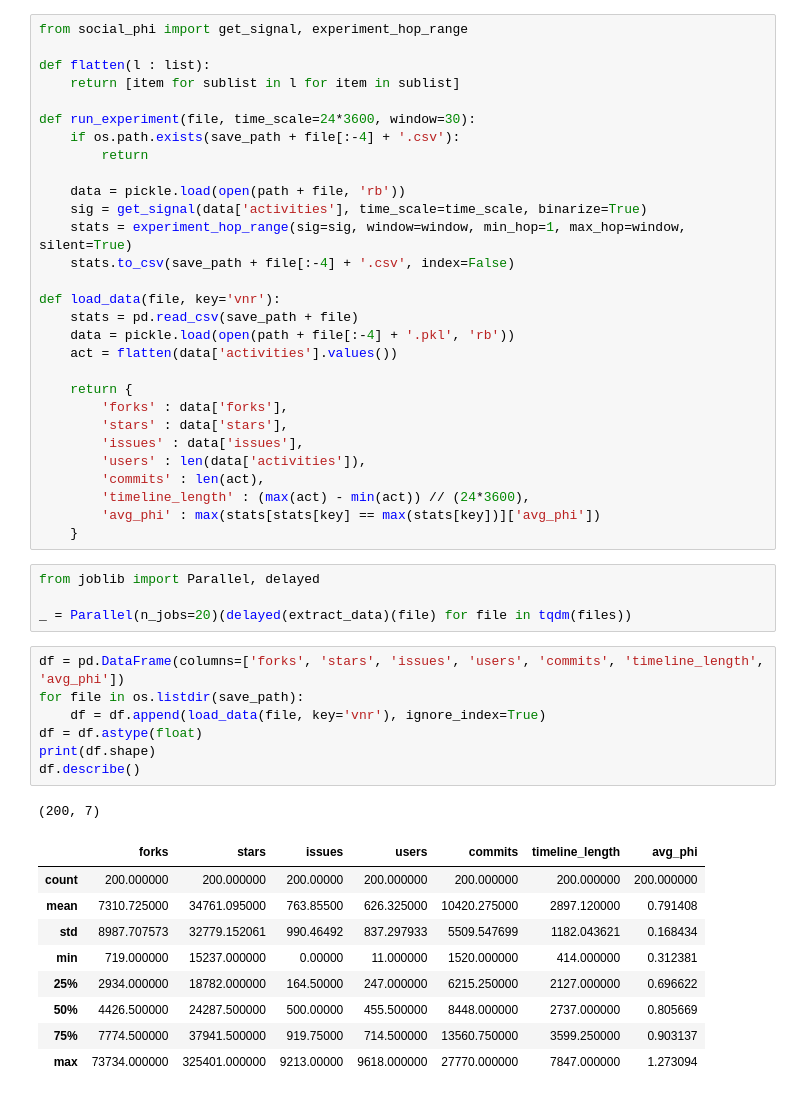
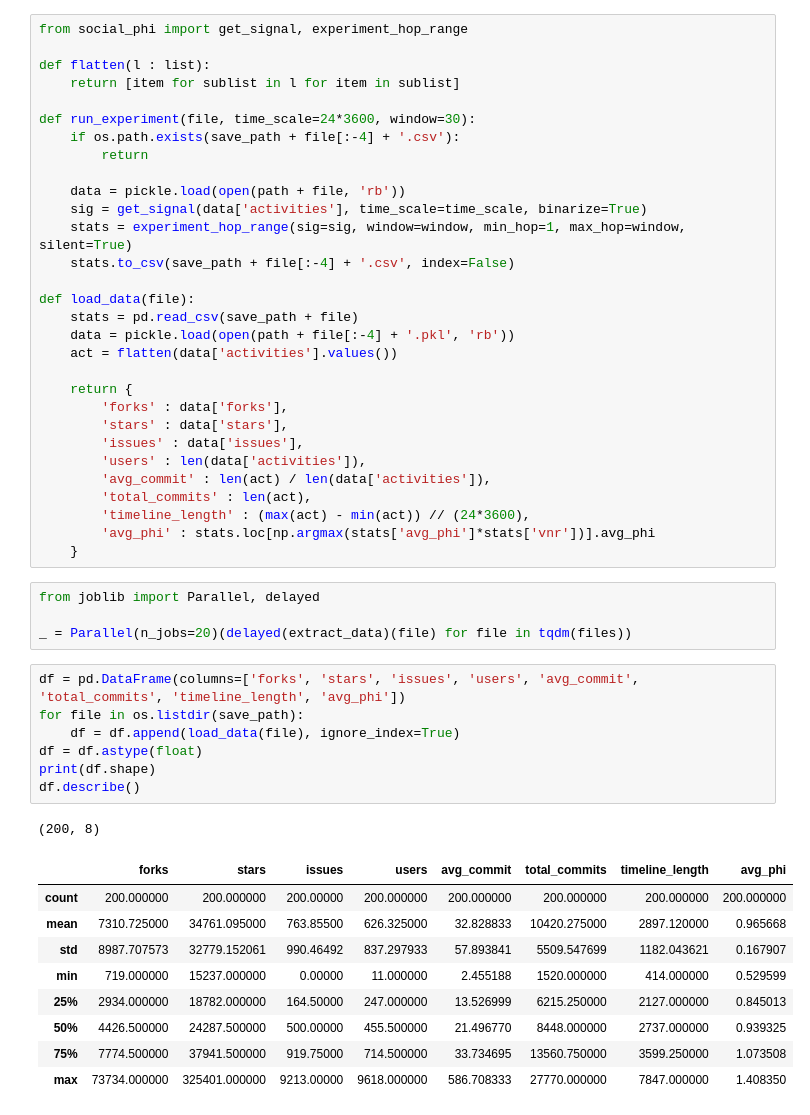
Before and after one commit to s-omranpour/Social-Phi, a Jupyter notebook: examples/data/data analysis.ipynb, the cells around one changed output. Cells and saved outputs as stored; diff of their text form.

```diff
--- a/examples/data/data analysis.ipynb
+++ b/examples/data/data analysis.ipynb
@@ -30,7 +30,7 @@ def run_experiment(file, time_scale=24*3600, window=30):
     stats = experiment_hop_range(sig=sig, window=window, min_hop=1, max_hop=window, silent=True)
     stats.to_csv(save_path + file[:-4] + '.csv', index=False)
 
-def load_data(file, key='vnr'):
+def load_data(file):
     stats = pd.read_csv(save_path + file)
     data = pickle.load(open(path + file[:-4] + '.pkl', 'rb'))
     act = flatten(data['activities'].values())
@@ -40,29 +40,30 @@ def load_data(file, key='vnr'):
         'stars' : data['stars'],
         'issues' : data['issues'],
         'users' : len(data['activities']),
-        'commits' : len(act),
+        'avg_commit' : len(act) / len(data['activities']),
+        'total_commits' : len(act),
         'timeline_length' : (max(act) - min(act)) // (24*3600),
-        'avg_phi' : max(stats[stats[key] == max(stats[key])]['avg_phi'])
+        'avg_phi' : stats.loc[np.argmax(stats['avg_phi']*stats['vnr'])].avg_phi
     }
 # %%
 from joblib import Parallel, delayed
 
 _ = Parallel(n_jobs=20)(delayed(extract_data)(file) for file in tqdm(files))
 # %%
-df = pd.DataFrame(columns=['forks', 'stars', 'issues', 'users', 'commits', 'timeline_length', 'avg_phi'])
+df = pd.DataFrame(columns=['forks', 'stars', 'issues', 'users', 'avg_commit', 'total_commits', 'timeline_length', 'avg_phi'])
 for file in os.listdir(save_path):
-    df = df.append(load_data(file, key='vnr'), ignore_index=True)
+    df = df.append(load_data(file), ignore_index=True)
 df = df.astype(float)
 print(df.shape)
 df.describe()
 # %% [output]
-(200, 7)
+(200, 8)
-|  | forks | stars | issues | users | commits | timeline_length | avg_phi |
-| count | 200.000000 | 200.000000 | 200.00000 | 200.000000 | 200.000000 | 200.000000 | 200.000000 |
-| mean | 7310.725000 | 34761.095000 | 763.85500 | 626.325000 | 10420.275000 | 2897.120000 | 0.791408 |
-| std | 8987.707573 | 32779.152061 | 990.46492 | 837.297933 | 5509.547699 | 1182.043621 | 0.168434 |
-| min | 719.000000 | 15237.000000 | 0.00000 | 11.000000 | 1520.000000 | 414.000000 | 0.312381 |
-| 25% | 2934.000000 | 18782.000000 | 164.50000 | 247.000000 | 6215.250000 | 2127.000000 | 0.696622 |
-| 50% | 4426.500000 | 24287.500000 | 500.00000 | 455.500000 | 8448.000000 | 2737.000000 | 0.805669 |
-| 75% | 7774.500000 | 37941.500000 | 919.75000 | 714.500000 | 13560.750000 | 3599.250000 | 0.903137 |
-| max | 73734.000000 | 325401.000000 | 9213.00000 | 9618.000000 | 27770.000000 | 7847.000000 | 1.273094 |
+|  | forks | stars | issues | users | avg_commit | total_commits | timeline_length | avg_phi |
+| count | 200.000000 | 200.000000 | 200.00000 | 200.000000 | 200.000000 | 200.000000 | 200.000000 | 200.000000 |
+| mean | 7310.725000 | 34761.095000 | 763.85500 | 626.325000 | 32.828833 | 10420.275000 | 2897.120000 | 0.965668 |
+| std | 8987.707573 | 32779.152061 | 990.46492 | 837.297933 | 57.893841 | 5509.547699 | 1182.043621 | 0.167907 |
+| min | 719.000000 | 15237.000000 | 0.00000 | 11.000000 | 2.455188 | 1520.000000 | 414.000000 | 0.529599 |
+| 25% | 2934.000000 | 18782.000000 | 164.50000 | 247.000000 | 13.526999 | 6215.250000 | 2127.000000 | 0.845013 |
+| 50% | 4426.500000 | 24287.500000 | 500.00000 | 455.500000 | 21.496770 | 8448.000000 | 2737.000000 | 0.939325 |
+| 75% | 7774.500000 | 37941.500000 | 919.75000 | 714.500000 | 33.734695 | 13560.750000 | 3599.250000 | 1.073508 |
+| max | 73734.000000 | 325401.000000 | 9213.00000 | 9618.000000 | 586.708333 | 27770.000000 | 7847.000000 | 1.408350 |
```
Also changed, not shown: parts of 15 cells of this notebook, 23 other files.
